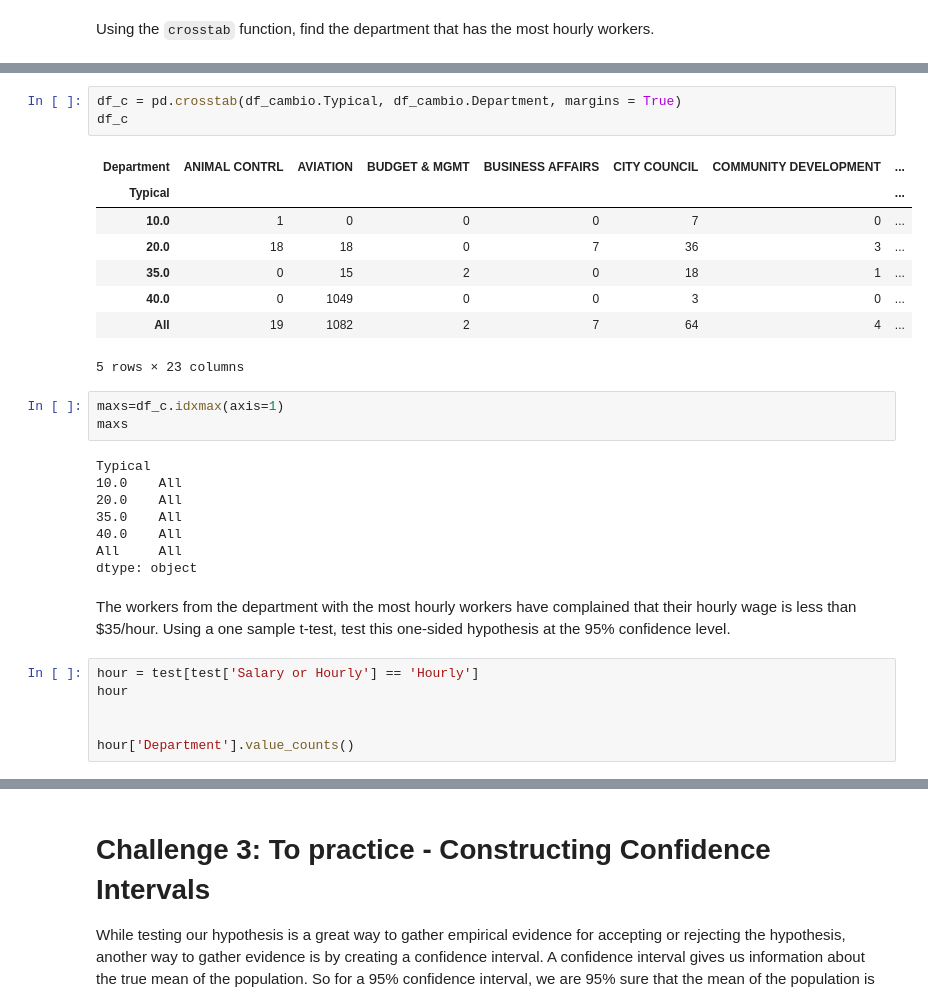
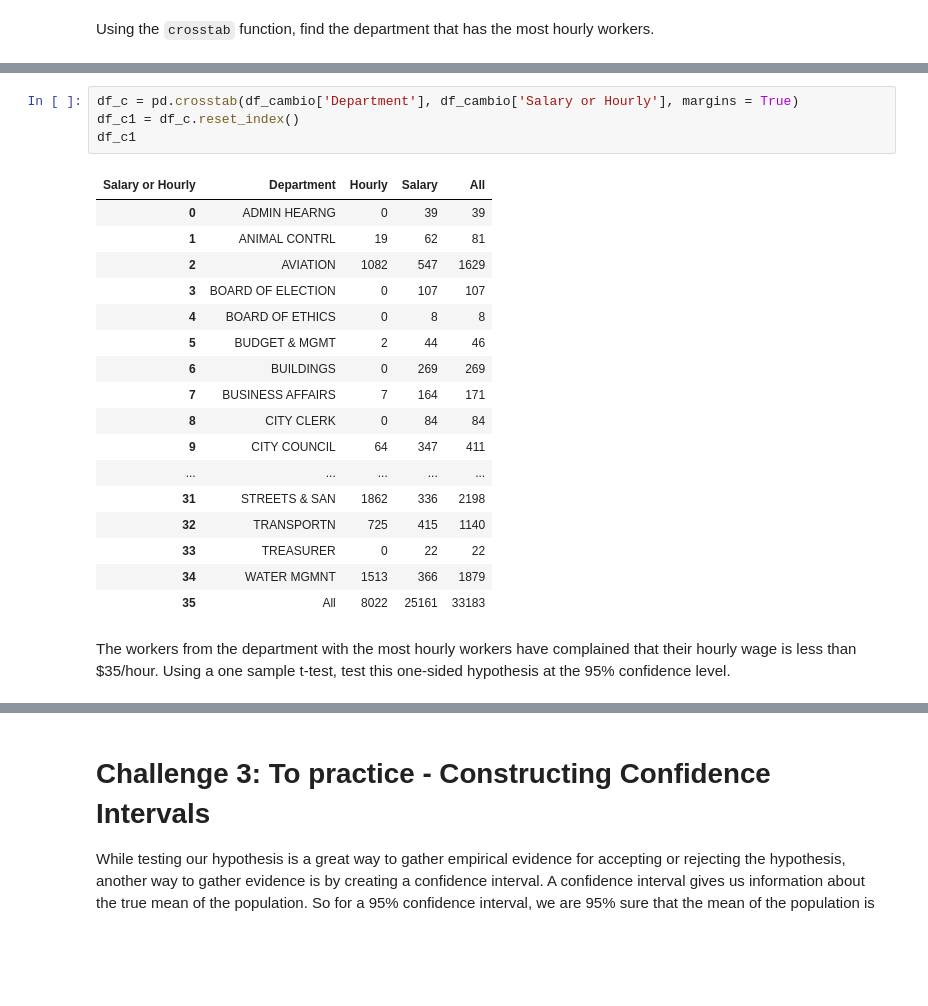
Before and after one commit to anadeondarza/dataptmad0522_labs, a Jupyter notebook: module-2/hypothesis-testing/your-code/main.ipynb, the cells around one changed output, grey strips where cells are left out. Drawn from its saved outputs; the diff is of its cells as text; blank space fills up the shorter version.

```diff
--- a/module-2/hypothesis-testing/your-code/main.ipynb
+++ b/module-2/hypothesis-testing/your-code/main.ipynb
@@ -227,33 +248,26 @@ df_cambio
 | 33182 | ZYSKOWSKI, DARIUSZ | CHIEF DATA BASE ANALYST | DoIT | F | Salary | NaN | 115932.0 | ... |
 33183 rows × 8 columns
 # %%
-df_c = pd.crosstab(df_cambio.Typical, df_cambio.Department, margins = True)
-df_c
+df_c = pd.crosstab(df_cambio['Department'], df_cambio['Salary or Hourly'], margins = True)
+df_c1 = df_c.reset_index()
+df_c1
 # %% [output]
-| Department | ANIMAL CONTRL | AVIATION | BUDGET & MGMT | BUSINESS AFFAIRS | CITY COUNCIL | COMMUNITY DEVELOPMENT | ... |
-| Typical |  |  |  |  |  |  | ... |
-| 10.0 | 1 | 0 | 0 | 0 | 7 | 0 | ... |
-| 20.0 | 18 | 18 | 0 | 7 | 36 | 3 | ... |
-| 35.0 | 0 | 15 | 2 | 0 | 18 | 1 | ... |
-| 40.0 | 0 | 1049 | 0 | 0 | 3 | 0 | ... |
-| All | 19 | 1082 | 2 | 7 | 64 | 4 | ... |
+| Salary or Hourly | Department | Hourly | Salary | All |
+| 0 | ADMIN HEARNG | 0 | 39 | 39 |
+| 1 | ANIMAL CONTRL | 19 | 62 | 81 |
+| 2 | AVIATION | 1082 | 547 | 1629 |
+| 3 | BOARD OF ELECTION | 0 | 107 | 107 |
+| 4 | BOARD OF ETHICS | 0 | 8 | 8 |
+| 5 | BUDGET & MGMT | 2 | 44 | 46 |
+| 6 | BUILDINGS | 0 | 269 | 269 |
+| 7 | BUSINESS AFFAIRS | 7 | 164 | 171 |
+| 8 | CITY CLERK | 0 | 84 | 84 |
+| 9 | CITY COUNCIL | 64 | 347 | 411 |
+| ... | ... | ... | ... | ... |
+| 31 | STREETS & SAN | 1862 | 336 | 2198 |
+| 32 | TRANSPORTN | 725 | 415 | 1140 |
+| 33 | TREASURER | 0 | 22 | 22 |
+| 34 | WATER MGMNT | 1513 | 366 | 1879 |
+| 35 | All | 8022 | 25161 | 33183 |
-5 rows × 23 columns
-# %%
-maxs=df_c.idxmax(axis=1)
-maxs
-# %% [output]
-Typical
-10.0    All
-20.0    All
-35.0    All
-40.0    All
-All     All
-dtype: object
 # %% [markdown]
 The workers from the department with the most hourly workers have complained that their hourly wage is less than $35/hour. Using a one sample t-test, test this one-sided hypothesis at the 95% confidence level.
-# %%
-hour = test[test['Salary or Hourly'] == 'Hourly']
-hour
-
-
-hour['Department'].value_counts()
```
Also changed, not shown: parts of 19 cells of this notebook.
